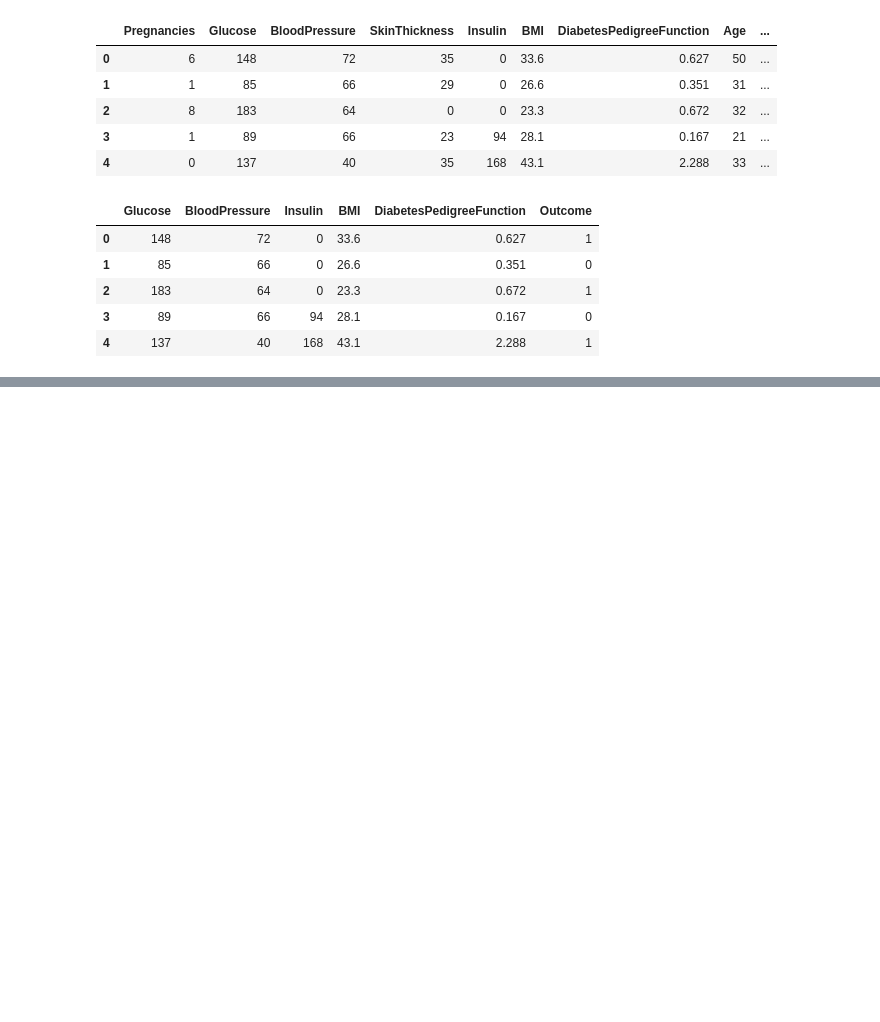
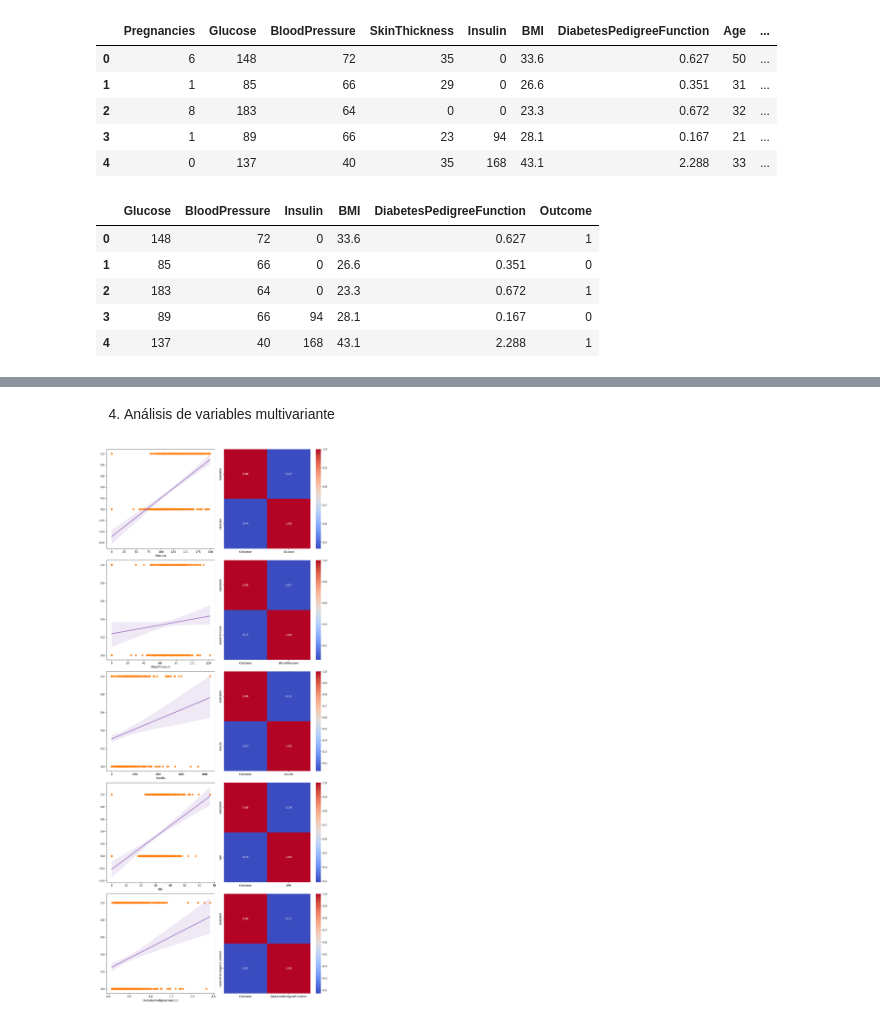
Before and after one commit to Eleiny9/DECISION-TREE-ALGO, a Jupyter notebook: src/explore.ipynb, the cells around one changed output, grey strips where cells are left out. Drawn from its saved outputs; the diff is of its cells as text; code cells hidden in the pictures; blank space fills up the shorter version.

```diff
--- a/src/explore.ipynb
+++ b/src/explore.ipynb
@@ -73,0 +113,27 @@ data.head()
+# %% [markdown]
+4. Análisis de variables multivariante
+# %%
+# Crear la figura y los ejes (7 filas, 2 columnas)
+fig, axis = plt.subplots, 2, figsize=(12, 28))
+
+# Lista de variables a graficar
+variables = ['Glucose', 'BloodPressure', 'Insulin', 'BMI', 'DiabetesPedigreeFunction']
+
+
+# Iterar sobre cada variable y graficar regplot y heatmap
+for i, var in enumerate(variables):
+    # Regplot (Gráfico de regresión)
+    sns.regplot(ax=axis[i, 0], data=data, x=var, y="Outcome",
+                scatter_kws={'color': '#ff7f0e'}, line_kws={'color': '#9467bd'}).set(ylabel=None)
+
+    # Heatmap (Mapa de calor de correlación)
+    sns.heatmap(data[["Outcome", var]].corr(), annot=True, fmt=".2f",
+                ax=axis[i, 1], cmap='coolwarm')
+
+# Ajustar el layout para que no haya solapamiento
+plt.tight_layout()
+
+# Mostrar el gráfico
+plt.show()
+# %% [output]
+[figure, added]
```
Also changed, not shown: parts of 4 cells of this notebook.
